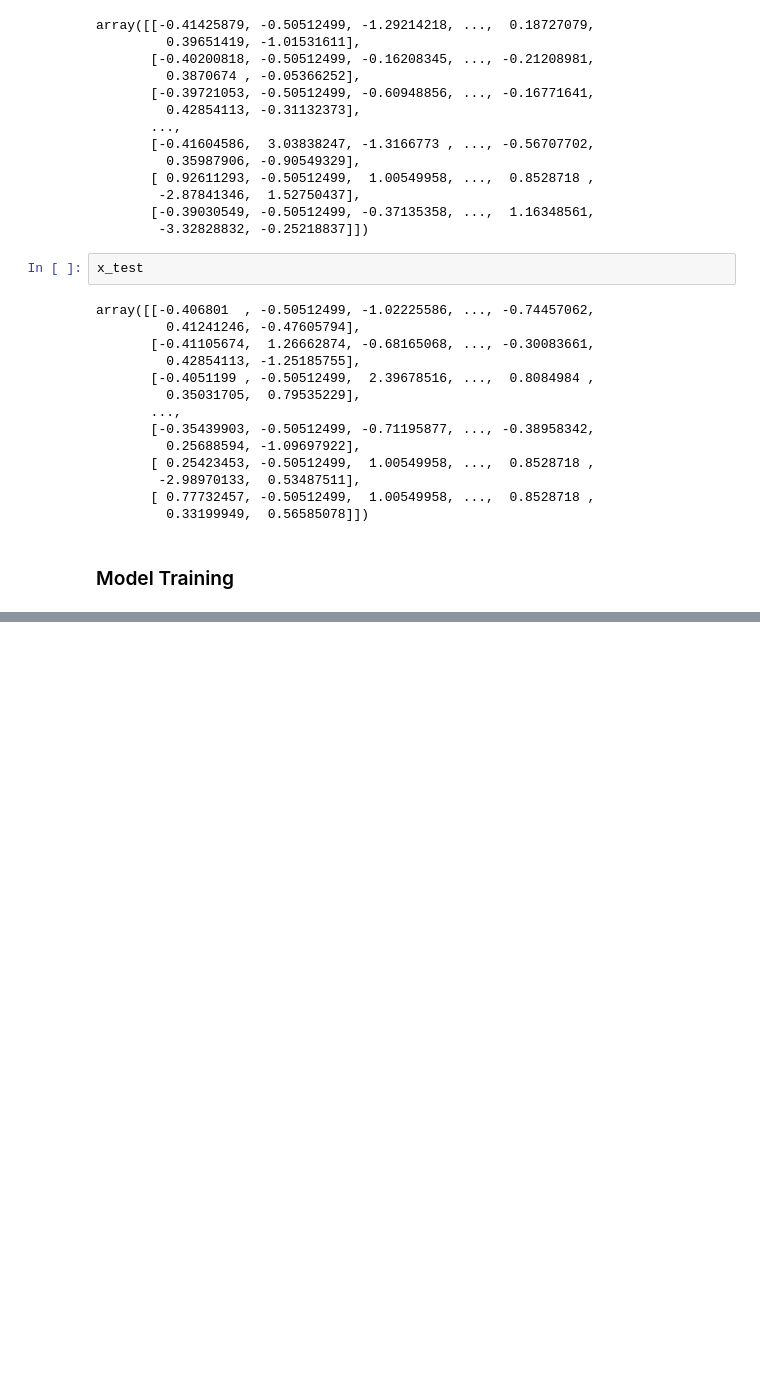
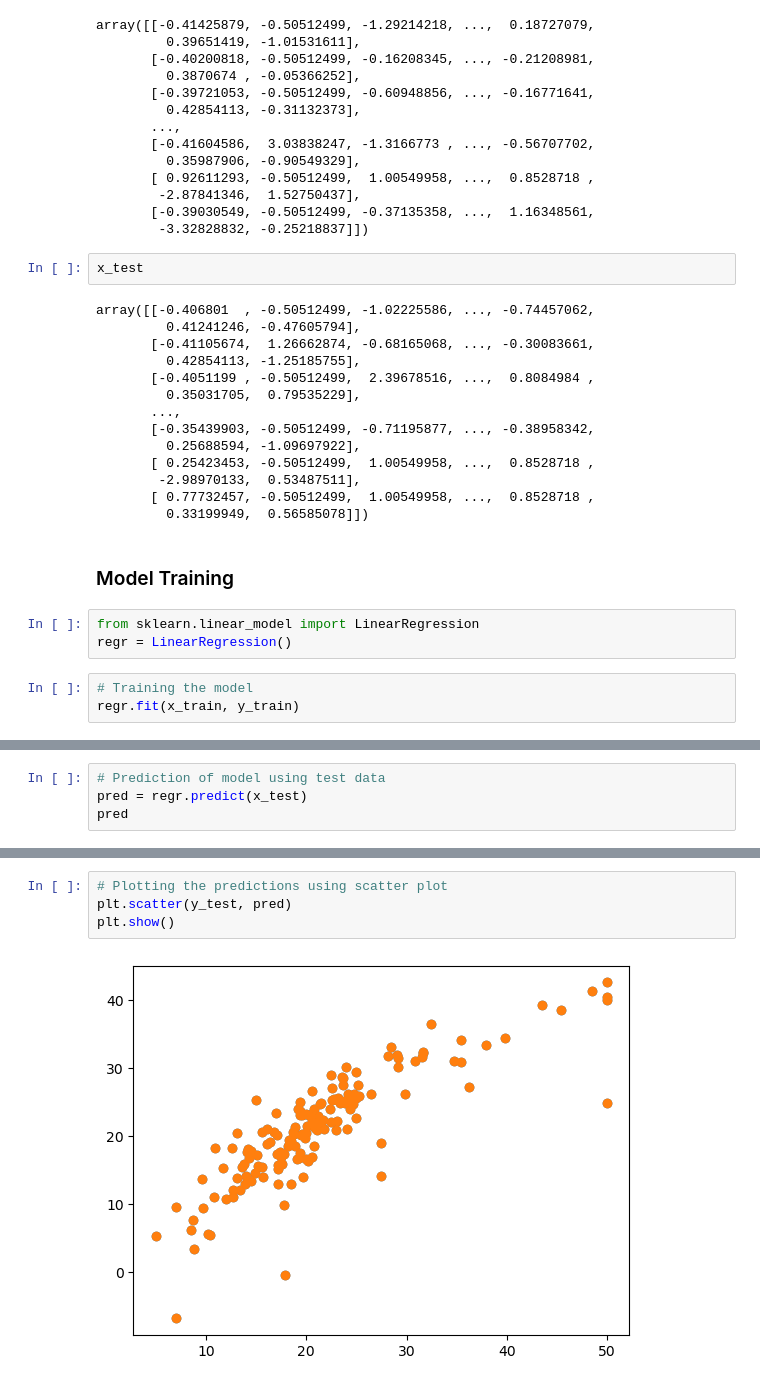
Before and after one commit to AtharvaIngale/BHP_ML_LR, a Jupyter notebook: Main.ipynb, the cells around one changed output, grey strips where cells are left out. Cells and saved outputs as stored; diff of their text form; blank space fills up the shorter version.

Commit message:
Model training

```diff
--- a/Main.ipynb
+++ b/Main.ipynb
@@ -314,3 +315,9 @@ array([[-0.406801  , -0.50512499, -1.02225586, ..., -0.74457062,
          0.33199949,  0.56585078]])
 # %% [markdown]
 ### Model Training
+# %%
+from sklearn.linear_model import LinearRegression
+regr = LinearRegression()
+# %%
+# Training the model
+regr.fit(x_train, y_train)
@@ -316,0 +343,4 @@ array([[-0.406801  , -0.50512499, -1.02225586, ..., -0.74457062,
+# %%
+# Prediction of model using test data
+pred = regr.predict(x_test)
+pred
@@ -316,0 +365,6 @@ array([[-0.406801  , -0.50512499, -1.02225586, ..., -0.74457062,
+# %%
+# Plotting the predictions using scatter plot
+plt.scatter(y_test, pred)
+plt.show()
+# %% [output]
+[figure, added]
```
Also changed, not shown: parts of 13 cells of this notebook.
